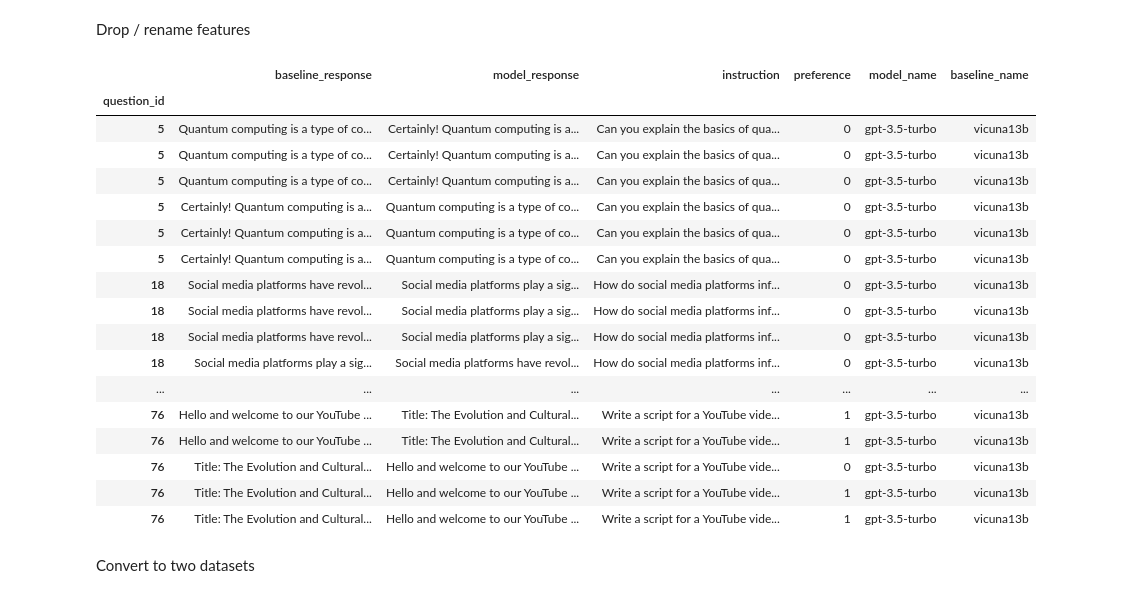
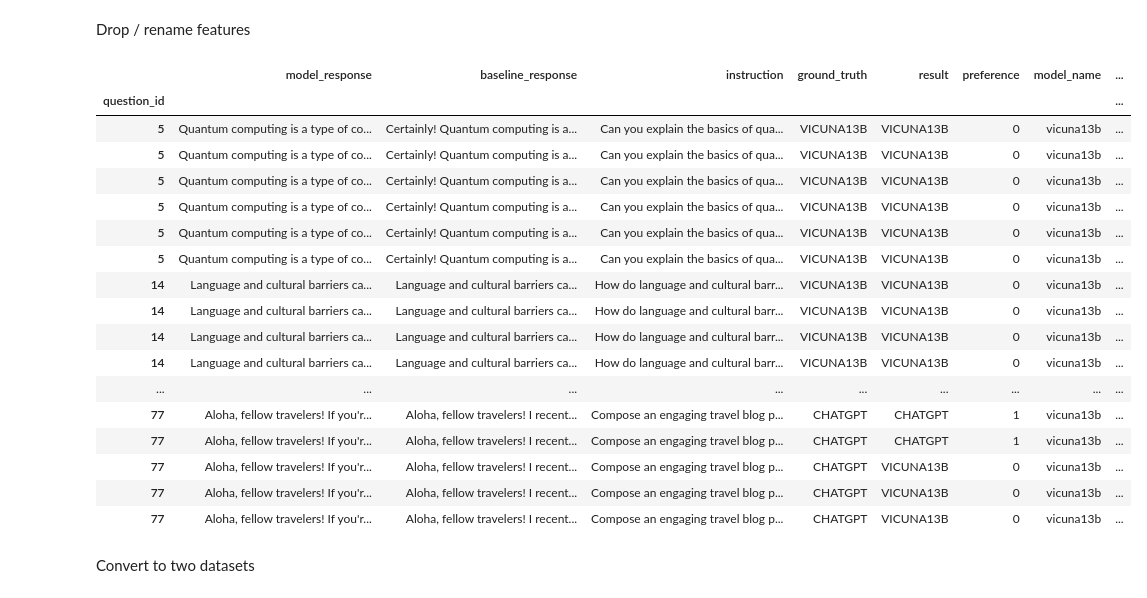
Before and after one commit to Thesis-LLM-as-a-judge-AUAS/fair-eval, a Jupyter notebook: sanity_check.ipynb, the cells around one changed output. Saved outputs shown, nothing was run; the diff lists cells and outputs as text; code cells hidden in the pictures.

```diff
--- a/sanity_check.ipynb
+++ b/sanity_check.ipynb
@@ -2071,3 +2086,25 @@ final_list[0]['auto-j-gpt4']
 | 77 | Aloha, fellow travelers! I recent... | Aloha, fellow travelers! If you'r... | Compose an engaging travel blog p... | writing | True | CHATGPT | [10.0, 9.0] |
 | 77 | Aloha, fellow travelers! I recent... | Aloha, fellow travelers! If you'r... | Compose an engaging travel blog p... | writing | True | CHATGPT | [9.5, 9.0] |
 | 77 | Aloha, fellow travelers! I recent... | Aloha, fellow travelers! If you'r... | Compose an engaging travel blog p... | writing | True | CHATGPT | [10.0, 9.0] |
+# %%
+cascaded_eval_mec_results = []
+
+for current_eval_result in final_list:
+    new_eval_result = current_eval_result.copy()
+
+    for key, value in new_eval_result.items():
+        scores = value['score']  # Series of [first_score, second_score]
+        is_reversed = value['is_reversed']  # List or Series of booleans
+
+        results = []
+        for i, score_pair in enumerate(scores):
+            first_score, second_score = score_pair
+            diff = second_score - first_score if is_reversed.iloc[i] else first_score - second_score
+
+            results.append('CHATGPT' if diff >= 0 else 'VICUNA13B')
+
+        value['result'] = results
+
+    cascaded_eval_mec_results.append(new_eval_result)
+
+cascaded_eval_mec_results[0]['auto-j-gpt4']
@@ -2082,10 +2138,17 @@ for current_eval_result in final_list:
             first_score, second_score = score_pair
             diff = second_score - first_score if is_reversed.iloc[i] else first_score - second_score
 
-            # Baseline - VICUNA13B
+            if is_reversed.iloc[i]:
+                vicuna_val = current_eval_result[key].iloc[i]['text_vicuna']
+                gpt_val = current_eval_result[key].iloc[i]['text_gpt']
+
+                current_eval_result[key].iloc[i, current_eval_result[key].columns.get_loc('text_vicuna')] = gpt_val
+                current_eval_result[key].iloc[i, current_eval_result[key].columns.get_loc('text_gpt')] = vicuna_val
+
+            # Baseline - CHATGPT
             preferences.append(int(diff >= 0))
 
         value['preference'] = preferences
 
-final_list[0]['auto-j']
+final_list[0]['auto-j-gpt4']
 # %% [output]
@@ -2112,37 +2175,37 @@ Drop / rename features
 # %%
 for current_eval_result in final_list:
     for key, value in current_eval_result.items():
         value.rename(columns={
             'question_text': 'instruction',
-            'text_vicuna': 'baseline_response',
-            'text_gpt': 'model_response',
+            'text_gpt': 'baseline_response',
+            'text_vicuna': 'model_response',
         }, inplace=True)
 
-        current_eval_result[key] = value.drop(['category', 'is_reversed', 'ground_truth', 'score'], axis=1)
+        current_eval_result[key] = value.drop(['category', 'is_reversed', 'score'], axis=1)
 
-        current_eval_result[key]['model_name'] = 'gpt-3.5-turbo'
-        current_eval_result[key]['baseline_name'] = 'vicuna13b'
+        current_eval_result[key]['model_name'] = 'vicuna13b'
+        current_eval_result[key]['baseline_name'] = 'gpt-3.5-turbo'
 
-final_list[0]['auto-j']
+final_list[0]['auto-j-gpt4']
 # %% [output]
-|  | baseline_response | model_response | instruction | preference | model_name | baseline_name |
-| question_id |  |  |  |  |  |  |
-| 5 | Quantum computing is a type of co... | Certainly! Quantum computing is a... | Can you explain the basics of qua... | 0 | gpt-3.5-turbo | vicuna13b |
-| 5 | Quantum computing is a type of co... | Certainly! Quantum computing is a... | Can you explain the basics of qua... | 0 | gpt-3.5-turbo | vicuna13b |
-| 5 | Quantum computing is a type of co... | Certainly! Quantum computing is a... | Can you explain the basics of qua... | 0 | gpt-3.5-turbo | vicuna13b |
-| 5 | Certainly! Quantum computing is a... | Quantum computing is a type of co... | Can you explain the basics of qua... | 0 | gpt-3.5-turbo | vicuna13b |
-| 5 | Certainly! Quantum computing is a... | Quantum computing is a type of co... | Can you explain the basics of qua... | 0 | gpt-3.5-turbo | vicuna13b |
-| 5 | Certainly! Quantum computing is a... | Quantum computing is a type of co... | Can you explain the basics of qua... | 0 | gpt-3.5-turbo | vicuna13b |
-| 18 | Social media platforms have revol... | Social media platforms play a sig... | How do social media platforms inf... | 0 | gpt-3.5-turbo | vicuna13b |
-| 18 | Social media platforms have revol... | Social media platforms play a sig... | How do social media platforms inf... | 0 | gpt-3.5-turbo | vicuna13b |
-| 18 | Social media platforms have revol... | Social media platforms play a sig... | How do social media platforms inf... | 0 | gpt-3.5-turbo | vicuna13b |
-| 18 | Social media platforms play a sig... | Social media platforms have revol... | How do social media platforms inf... | 0 | gpt-3.5-turbo | vicuna13b |
-| ... | ... | ... | ... | ... | ... | ... |
-| 76 | Hello and welcome to our YouTube ... | Title: The Evolution and Cultural... | Write a script for a YouTube vide... | 1 | gpt-3.5-turbo | vicuna13b |
-| 76 | Hello and welcome to our YouTube ... | Title: The Evolution and Cultural... | Write a script for a YouTube vide... | 1 | gpt-3.5-turbo | vicuna13b |
-| 76 | Title: The Evolution and Cultural... | Hello and welcome to our YouTube ... | Write a script for a YouTube vide... | 0 | gpt-3.5-turbo | vicuna13b |
-| 76 | Title: The Evolution and Cultural... | Hello and welcome to our YouTube ... | Write a script for a YouTube vide... | 1 | gpt-3.5-turbo | vicuna13b |
-| 76 | Title: The Evolution and Cultural... | Hello and welcome to our YouTube ... | Write a script for a YouTube vide... | 1 | gpt-3.5-turbo | vicuna13b |
+|  | model_response | baseline_response | instruction | ground_truth | result | preference | model_name | ... |
+| question_id |  |  |  |  |  |  |  | ... |
+| 5 | Quantum computing is a type of co... | Certainly! Quantum computing is a... | Can you explain the basics of qua... | VICUNA13B | VICUNA13B | 0 | vicuna13b | ... |
+| 5 | Quantum computing is a type of co... | Certainly! Quantum computing is a... | Can you explain the basics of qua... | VICUNA13B | VICUNA13B | 0 | vicuna13b | ... |
+| 5 | Quantum computing is a type of co... | Certainly! Quantum computing is a... | Can you explain the basics of qua... | VICUNA13B | VICUNA13B | 0 | vicuna13b | ... |
+| 5 | Quantum computing is a type of co... | Certainly! Quantum computing is a... | Can you explain the basics of qua... | VICUNA13B | VICUNA13B | 0 | vicuna13b | ... |
+| 5 | Quantum computing is a type of co... | Certainly! Quantum computing is a... | Can you explain the basics of qua... | VICUNA13B | VICUNA13B | 0 | vicuna13b | ... |
+| 5 | Quantum computing is a type of co... | Certainly! Quantum computing is a... | Can you explain the basics of qua... | VICUNA13B | VICUNA13B | 0 | vicuna13b | ... |
+| 14 | Language and cultural barriers ca... | Language and cultural barriers ca... | How do language and cultural barr... | VICUNA13B | VICUNA13B | 0 | vicuna13b | ... |
+| 14 | Language and cultural barriers ca... | Language and cultural barriers ca... | How do language and cultural barr... | VICUNA13B | VICUNA13B | 0 | vicuna13b | ... |
+| 14 | Language and cultural barriers ca... | Language and cultural barriers ca... | How do language and cultural barr... | VICUNA13B | VICUNA13B | 0 | vicuna13b | ... |
+| 14 | Language and cultural barriers ca... | Language and cultural barriers ca... | How do language and cultural barr... | VICUNA13B | VICUNA13B | 0 | vicuna13b | ... |
+| ... | ... | ... | ... | ... | ... | ... | ... | ... |
+| 77 | Aloha, fellow travelers! If you'r... | Aloha, fellow travelers! I recent... | Compose an engaging travel blog p... | CHATGPT | CHATGPT | 1 | vicuna13b | ... |
+| 77 | Aloha, fellow travelers! If you'r... | Aloha, fellow travelers! I recent... | Compose an engaging travel blog p... | CHATGPT | CHATGPT | 1 | vicuna13b | ... |
+| 77 | Aloha, fellow travelers! If you'r... | Aloha, fellow travelers! I recent... | Compose an engaging travel blog p... | CHATGPT | VICUNA13B | 0 | vicuna13b | ... |
+| 77 | Aloha, fellow travelers! If you'r... | Aloha, fellow travelers! I recent... | Compose an engaging travel blog p... | CHATGPT | VICUNA13B | 0 | vicuna13b | ... |
+| 77 | Aloha, fellow travelers! If you'r... | Aloha, fellow travelers! I recent... | Compose an engaging travel blog p... | CHATGPT | VICUNA13B | 0 | vicuna13b | ... |
 # %% [markdown]
 Convert to two datasets
 # %%
```
Also changed, not shown: parts of 72 cells of this notebook, 10 other files.
